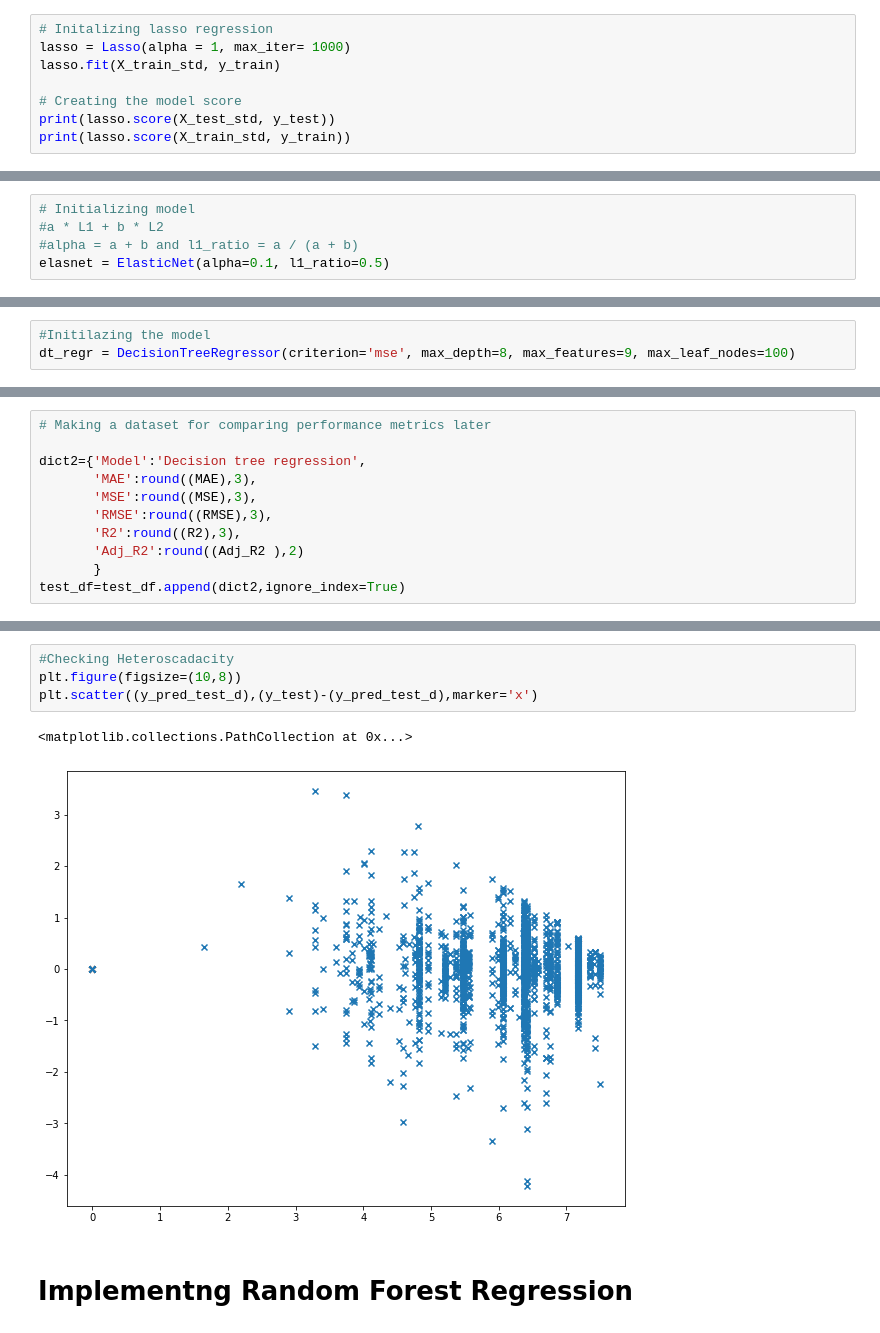
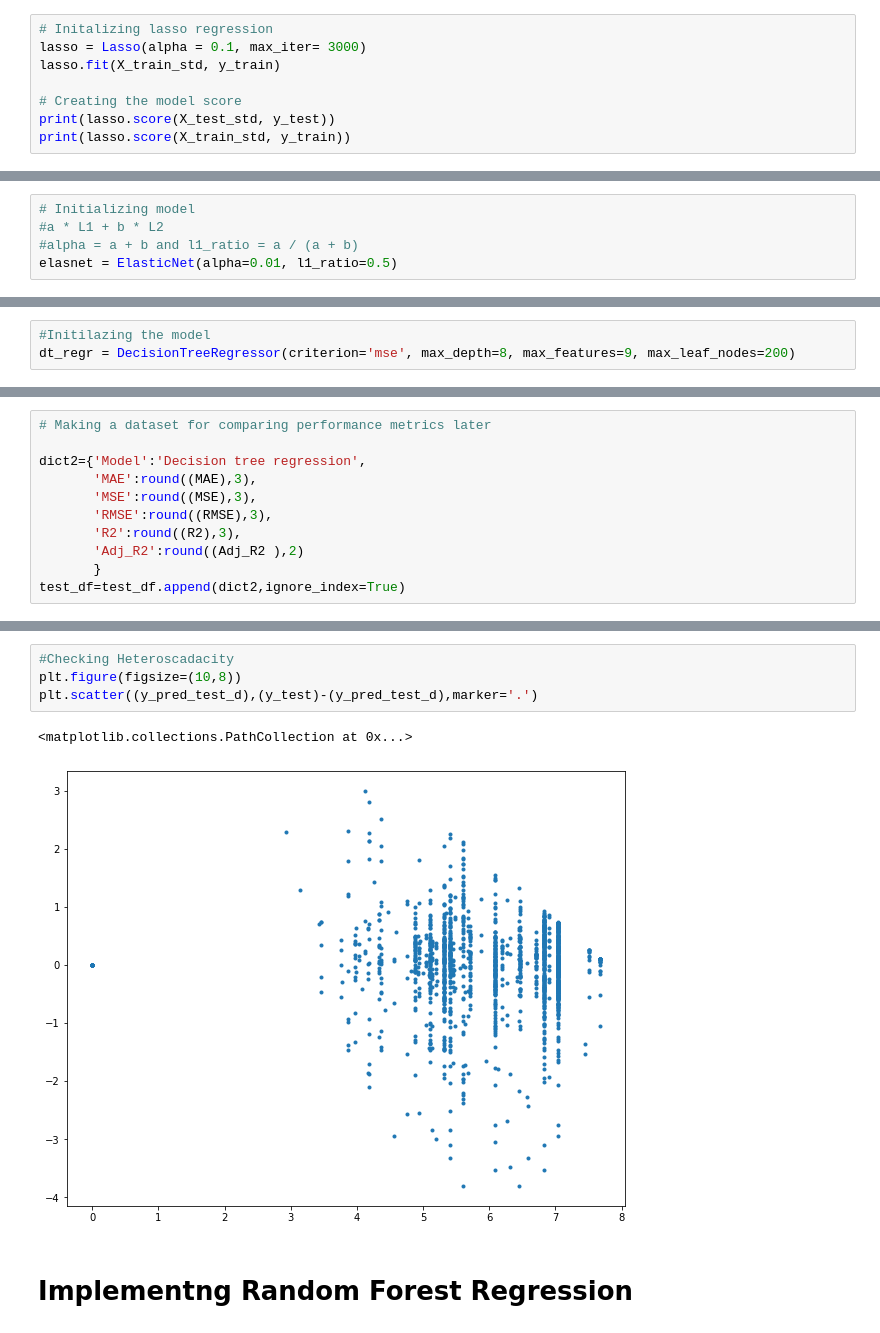
Before and after one commit to gajanankumar/Regression_Capstone_Project, a Jupyter notebook: Bike_Sharing_Demand_Prediction_Capstone_Project.ipynb, the cells around one changed output, grey strips where cells are left out. Saved outputs shown, nothing was run; the diff lists cells and outputs as text.

```diff
--- a/Bike_Sharing_Demand_Prediction_Capstone_Project.ipynb
+++ b/Bike_Sharing_Demand_Prediction_Capstone_Project.ipynb
@@ -1414,7 +1420,7 @@ plt.scatter((y_pred_test),(y_test)-(y_pred_test),marker='x')
 # **Implementing Lasso regression** (L1 Regularization)
 # %%
 # Initalizing lasso regression
-lasso = Lasso(alpha = 1, max_iter= 1000)
+lasso = Lasso(alpha = 0.1, max_iter= 3000)
 lasso.fit(X_train_std, y_train)
 
 # Creating the model score
@@ -1844,7 +1850,7 @@ plt.show()
 # Initializing model
 #a * L1 + b * L2
 #alpha = a + b and l1_ratio = a / (a + b)
-elasnet = ElasticNet(alpha=0.1, l1_ratio=0.5)
+elasnet = ElasticNet(alpha=0.01, l1_ratio=0.5)
 # %%
 elasnet.fit(X_train_std,y_train)
 # %% [output]
@@ -1956,7 +1962,7 @@ plt.scatter((y_pred_test_en),(y_test)-(y_pred_test_en),marker='x')
 # **Implementing Decision Tree Regression**
 # %%
 #Initilazing the model
-dt_regr = DecisionTreeRegressor(criterion='mse', max_depth=8, max_features=9, max_leaf_nodes=100)
+dt_regr = DecisionTreeRegressor(criterion='mse', max_depth=8, max_features=9, max_leaf_nodes=200)
 # %%
 dt_regr.fit(X_train, y_train)
 # %% [output]
@@ -2056,10 +2062,10 @@ plt.show()
 # %%
 #Checking Heteroscadacity
 plt.figure(figsize=(10,8))
-plt.scatter((y_pred_test_d),(y_test)-(y_pred_test_d),marker='x')
+plt.scatter((y_pred_test_d),(y_test)-(y_pred_test_d),marker='.')
 # %% [output]
 <matplotlib.collections.PathCollection at 0x...>
-[figure, old version]
+[figure, new version]
 # %% [markdown]
 # **Implementng Random Forest Regression**
 # %%
```
Also changed, not shown: parts of 63 cells of this notebook.
